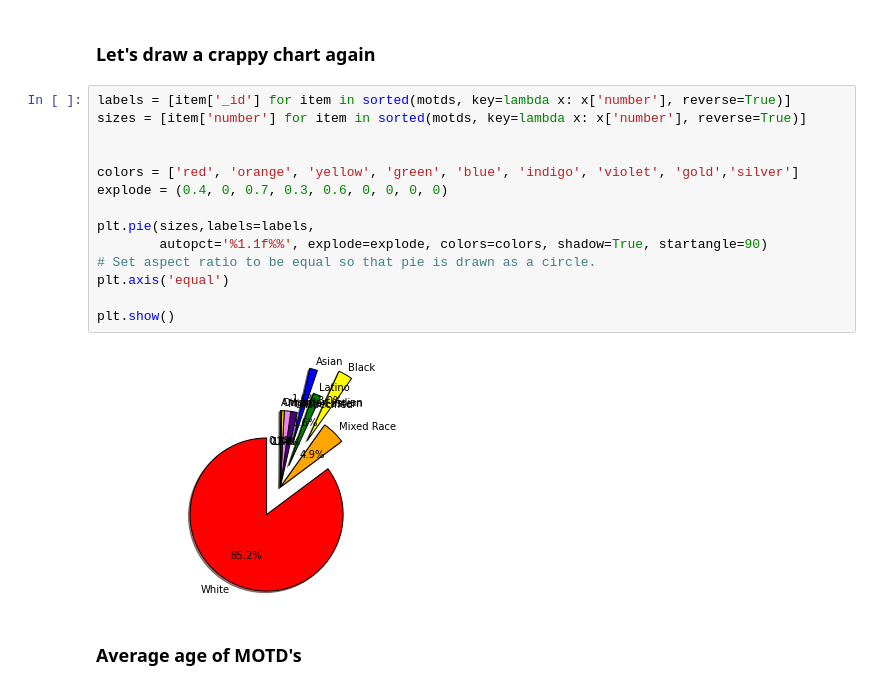
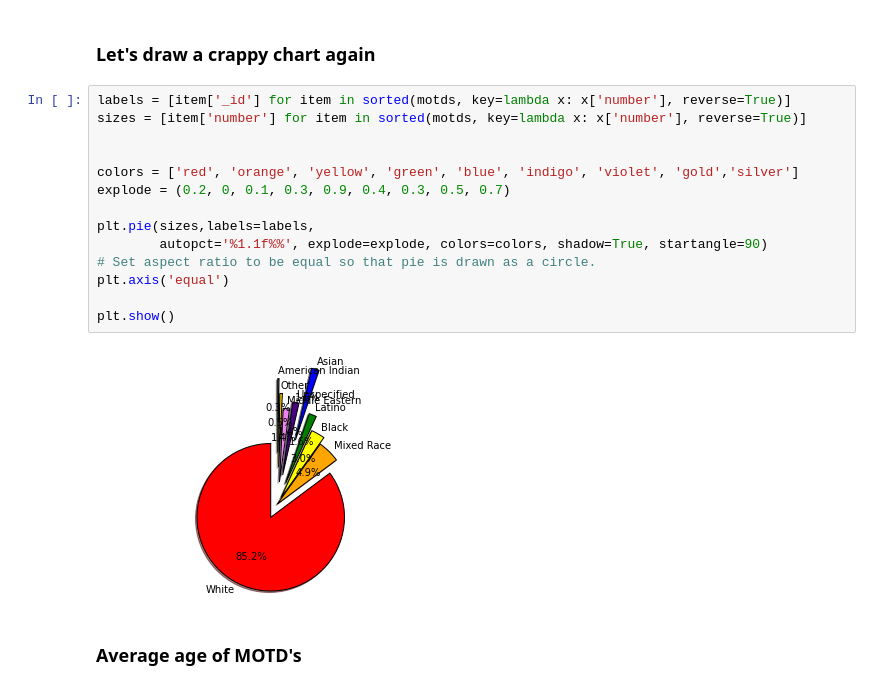
Before and after one commit to c0ns0le/ipython-notebooks, a Jupyter notebook: pydata/realjock.ipynb, the cells around one changed output. Cells and saved outputs as stored; diff of their text form.

```diff
--- a/pydata/realjock.ipynb
+++ b/pydata/realjock.ipynb
@@ -143,19 +143,19 @@ American Indian : 0.27397260274 %
 # %%
 labels = [item['_id'] for item in sorted(motds, key=lambda x: x['number'], reverse=True)]
 sizes = [item['number'] for item in sorted(motds, key=lambda x: x['number'], reverse=True)]
 
 
 colors = ['red', 'orange', 'yellow', 'green', 'blue', 'indigo', 'violet', 'gold','silver']
-explode = (0.4, 0, 0.7, 0.3, 0.6, 0, 0, 0, 0)
+explode = (0.2, 0, 0.1, 0.3, 0.9, 0.4, 0.3, 0.5, 0.7)
 
 plt.pie(sizes,labels=labels,
         autopct='%1.1f%%', explode=explode, colors=colors, shadow=True, startangle=90)
 # Set aspect ratio to be equal so that pie is drawn as a circle.
 plt.axis('equal')
 
 plt.show()
 # %% [output]
-[figure, old version]
+[figure, new version]
 # %% [markdown]
 ### Average age of MOTD's
 # %% [markdown]
```
Also changed, not shown: parts of 2 cells of this notebook.
